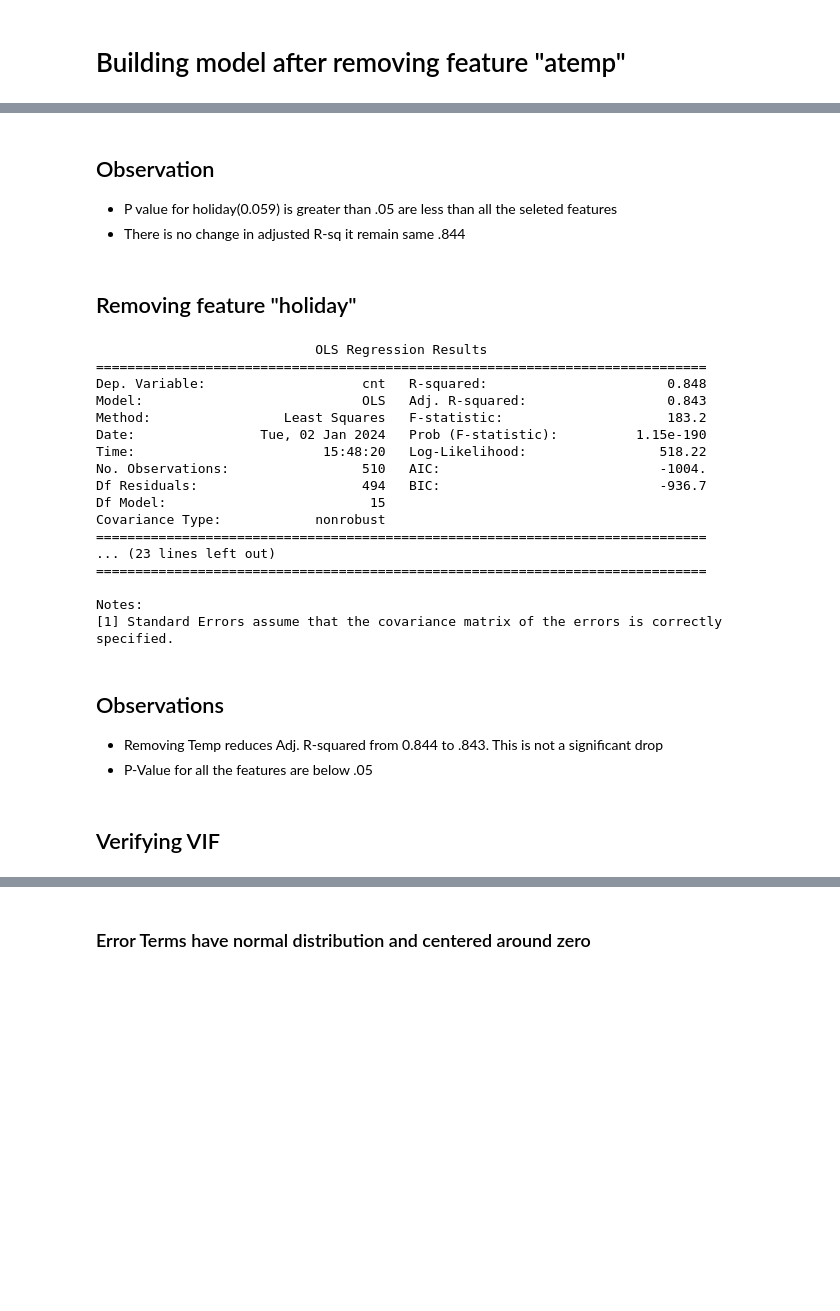
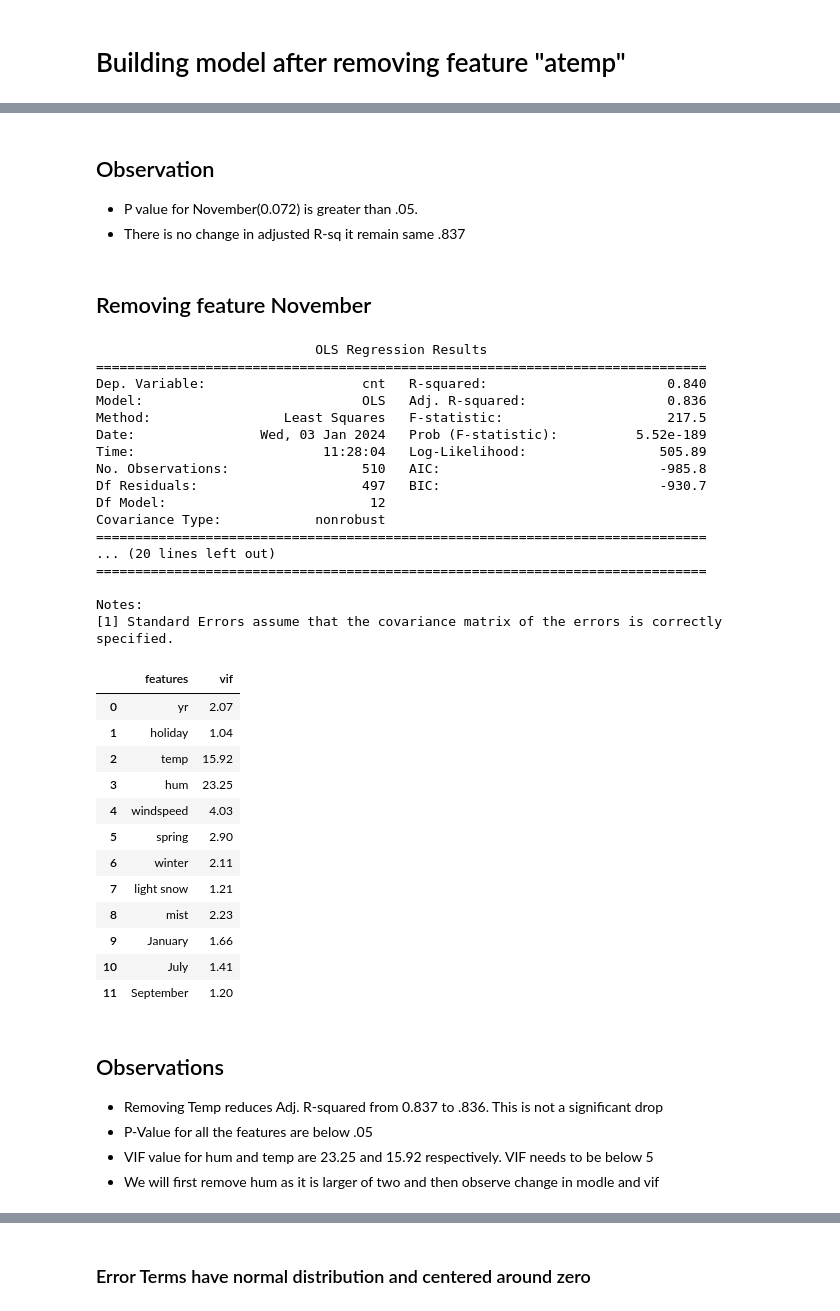
Before and after one commit to gauravtyagi02/bikesharingcompany, a Jupyter notebook: BikeSharingComLinearReg.ipynb, the cells around one changed output, grey strips where cells are left out. Cells and saved outputs as stored; diff of their text form; code cells hidden in the pictures; blank space fills up the shorter version.

```diff
--- a/BikeSharingComLinearReg.ipynb
+++ b/BikeSharingComLinearReg.ipynb
@@ -341,50 +336,63 @@ Notes:
 # %% [markdown]
 ## Observation
 
-- P value for holiday(0.059) is greater than .05 are less than all the seleted features
-- There is no change in adjusted R-sq it remain same .844
+- P value for November(0.072) is greater than .05.
+- There is no change in adjusted R-sq it remain same .837
 # %% [markdown]
-## Removing feature "holiday"
+## Removing feature November
 # %%
-# Removing Holiday
-x_train_rfe_bkSrDf_new2=x_train_rfe_bkSrDf_new.drop(['holiday'],axis=1)
+# Removing November
+x_train_rfe_bkSrDf_new2=x_train_rfe_bkSrDf_new.drop(['November'],axis=1)
 
 # Adding constant
 x_train_rfe_bkSrDf_new2_sm=sm.add_constant(x_train_rfe_bkSrDf_new2)
 
 # Fitting Model
 linearModel=sm.OLS(y_train_bikeSrRelavantDf,x_train_rfe_bkSrDf_new2_sm).fit()
 print(linearModel.summary())
 
+
 # Calculating VIF
-# vifDf=pd.DataFrame()
-# # tempDf=x_train_bikeSrRelavantDf[rfeColLst]
-
-# vifDf['features']=x_train_rfe_bkSrDf_temp.columns
-# vifDf['vif']=[variance_inflation_factor(x_train_rfe_bkSrDf_temp.values,i) for i in range(x_train_rfe_bkSrDf_temp.shape[1])]
-# vifDf['vif']=round(vifDf['vif'],2)
-# vifDf
+vifDf=pd.DataFrame()
+vifColLst=x_train_rfe_bkSrDf_new2.columns
+vifDf['features']=vifColLst
+vifDf['vif']=[variance_inflation_factor(x_train_rfe_bkSrDf_new2.values,i) for i in range(x_train_rfe_bkSrDf_new2.shape[1])]
+vifDf['vif']=round(vifDf['vif'],2)
+vifDf
 # %% [output]
                             OLS Regression Results
 ==============================================================================
-Dep. Variable:                    cnt   R-squared:                       0.848
-Model:                            OLS   Adj. R-squared:                  0.843
-Method:                 Least Squares   F-statistic:                     183.2
-Date:                Tue, 02 Jan 2024   Prob (F-statistic):          1.15e-190
-Time:                        15:48:20   Log-Likelihood:                 518.22
-No. Observations:                 510   AIC:                            -1004.
-Df Residuals:                     494   BIC:                            -936.7
-Df Model:                          15
+Dep. Variable:                    cnt   R-squared:                       0.840
+Model:                            OLS   Adj. R-squared:                  0.836
+Method:                 Least Squares   F-statistic:                     217.5
+Date:                Wed, 03 Jan 2024   Prob (F-statistic):          5.52e-189
+Time:                        11:28:04   Log-Likelihood:                 505.89
+No. Observations:                 510   AIC:                            -985.8
+Df Residuals:                     497   BIC:                            -930.7
+Df Model:                          12
 Covariance Type:            nonrobust
 ==============================================================================
-... (23 lines left out)
+... (20 lines left out)
 ==============================================================================
 
 Notes:
 [1] Standard Errors assume that the covariance matrix of the errors is correctly specified.
+|  | features | vif |
+| 0 | yr | 2.07 |
+| 1 | holiday | 1.04 |
+| 2 | temp | 15.92 |
+| 3 | hum | 23.25 |
+| 4 | windspeed | 4.03 |
+| 5 | spring | 2.90 |
+| 6 | winter | 2.11 |
+| 7 | light snow | 1.21 |
+| 8 | mist | 2.23 |
+| 9 | January | 1.66 |
+| 10 | July | 1.41 |
+| 11 | September | 1.20 |
 # %% [markdown]
 ## Observations
-- Removing Temp reduces Adj. R-squared from 0.844 to .843. This is not a significant drop
+- Removing Temp reduces Adj. R-squared from 0.837 to .836. This is not a significant drop
 - P-Value for all the features are below .05
+- VIF value for hum and temp are 23.25 and 15.92 respectively. VIF needs to be below 5
+- We will first remove hum as it is larger of two and then observe change in modle and vif
-# %% [markdown]
-## Verifying VIF
```
Also changed, not shown: parts of 25 cells of this notebook.
